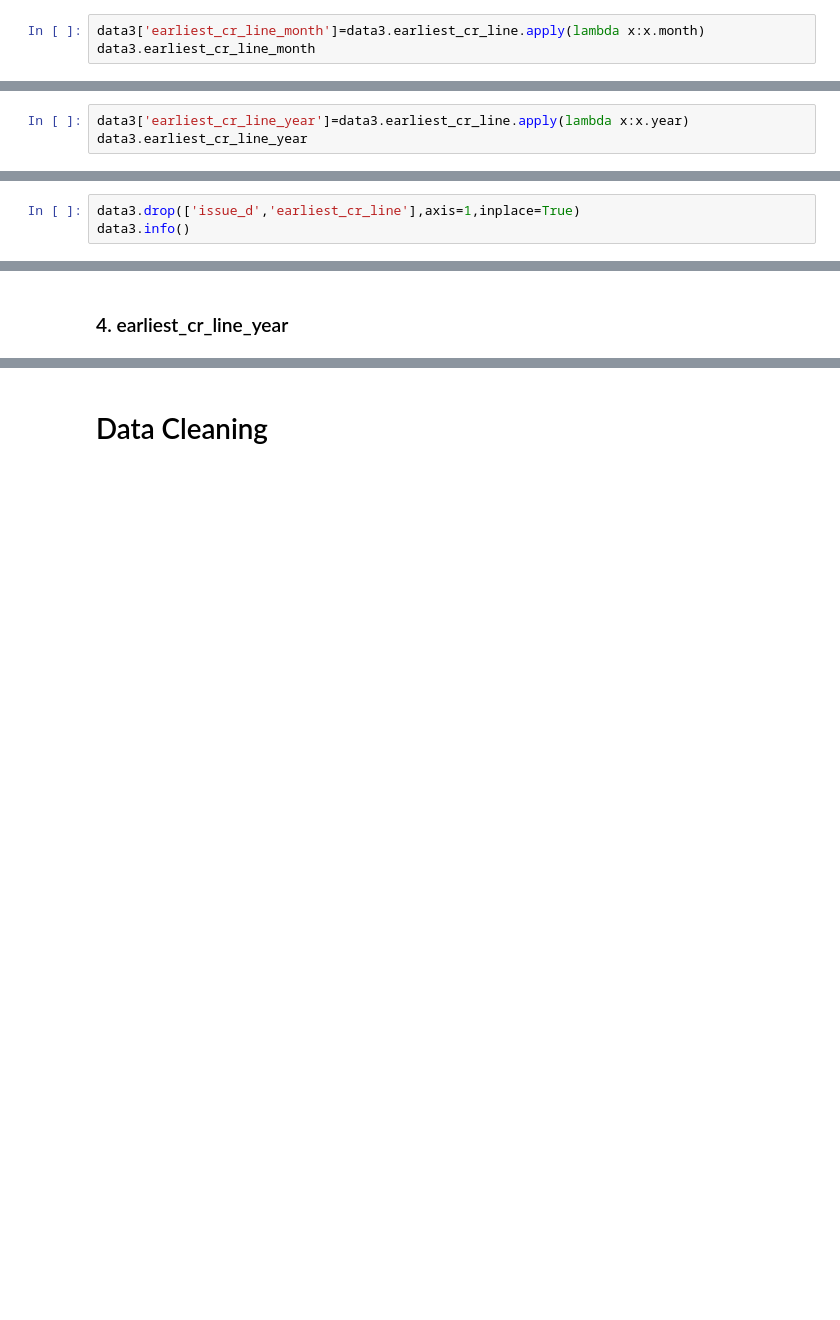
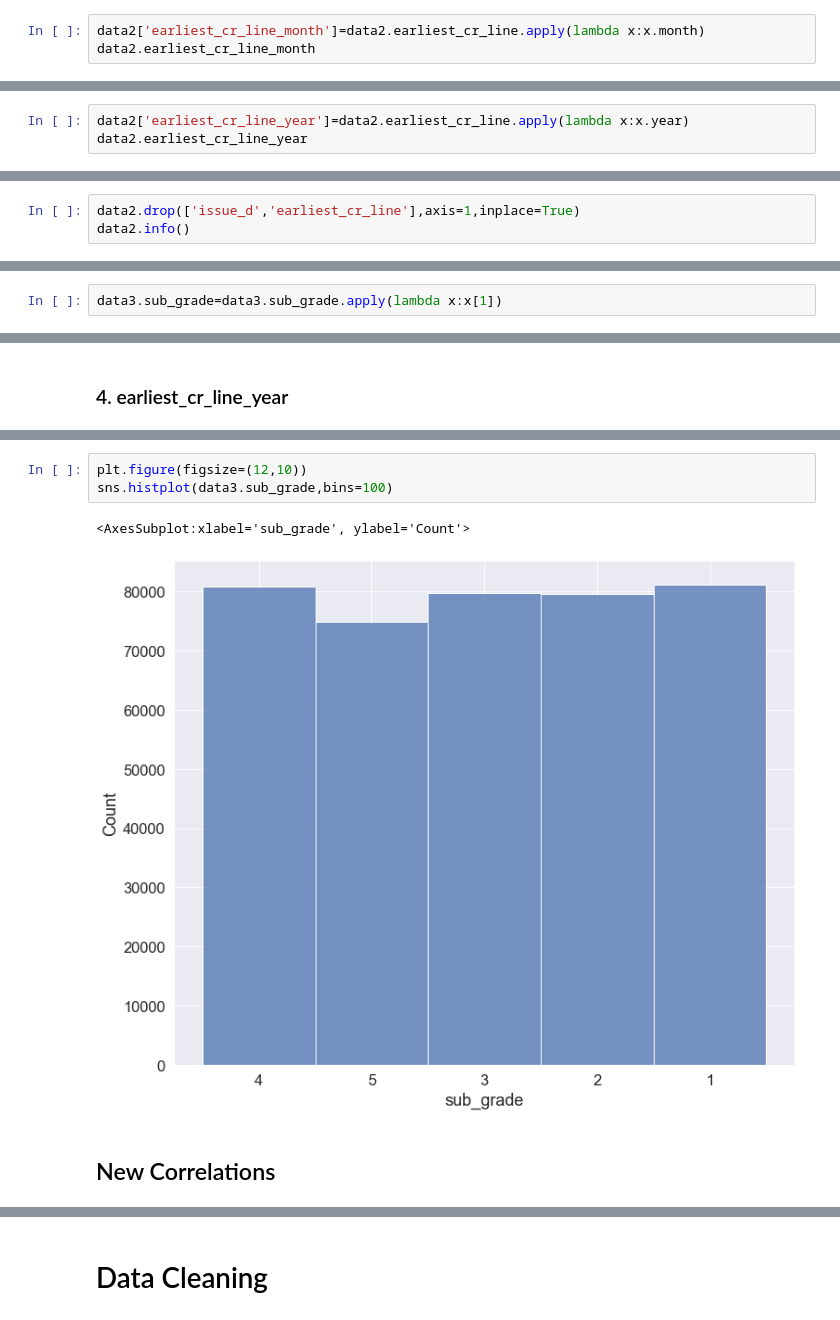
Before and after one commit to Ganesh4693/Lending-Club, a Jupyter notebook: lending.ipynb, the cells around one changed output, grey strips where cells are left out. Drawn from its saved outputs; the diff is of its cells as text; blank space fills up the shorter version.

```diff
--- a/lending.ipynb
+++ b/lending.ipynb
@@ -1035,8 +981,8 @@ Name: issue_d, Length: 396030, dtype: int64
 # %% [markdown]
 ### 2. earliest_cr_line
 # %%
-data3['earliest_cr_line_month']=data3.earliest_cr_line.apply(lambda x:x.month)
-data3.earliest_cr_line_month
+data2['earliest_cr_line_month']=data2.earliest_cr_line.apply(lambda x:x.month)
+data2.earliest_cr_line_month
 # %% [output]
 0          6
 1          7
@@ -1053,6 +999,6 @@ Name: earliest_cr_line, Length: 396030, dtype: int64
 # %%
-data3['earliest_cr_line_year']=data3.earliest_cr_line.apply(lambda x:x.year)
-data3.earliest_cr_line_year
+data2['earliest_cr_line_year']=data2.earliest_cr_line.apply(lambda x:x.year)
+data2.earliest_cr_line_year
 # %% [output]
 0         1990
 1         2004
@@ -1089,8 +1035,8 @@ memory usage: 82.0+ MB
 # %% [markdown]
 ## Dropping original date-time features
 # %%
-data3.drop(['issue_d','earliest_cr_line'],axis=1,inplace=True)
-data3.info()
+data2.drop(['issue_d','earliest_cr_line'],axis=1,inplace=True)
+data2.info()
 # %% [output]
 <class 'pandas.core.frame.DataFrame'>
 RangeIndex: 396030 entries, 0 to 396029
@@ -1111,0 +1143,2 @@ memory usage: 75.9+ MB
+# %%
+data3.sub_grade=data3.sub_grade.apply(lambda x:x[1])
@@ -1206,0 +1260,8 @@ sns.histplot(data3.earliest_cr_line_year,bins=100)
+# %%
+plt.figure(figsize=(12,10))
+sns.histplot(data3.sub_grade,bins=100)
+# %% [output]
+<AxesSubplot:xlabel='sub_grade', ylabel='Count'>
+[figure, added]
+# %% [markdown]
+## New Correlations
```
Also changed, not shown: parts of 106 cells of this notebook.
